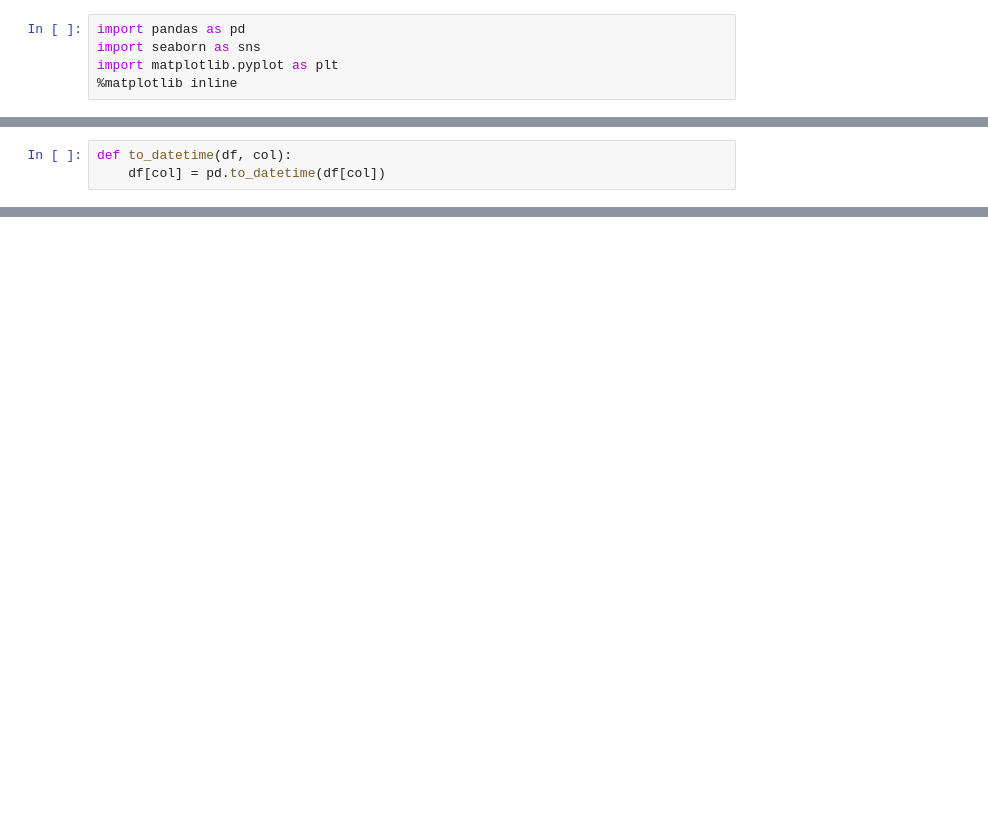
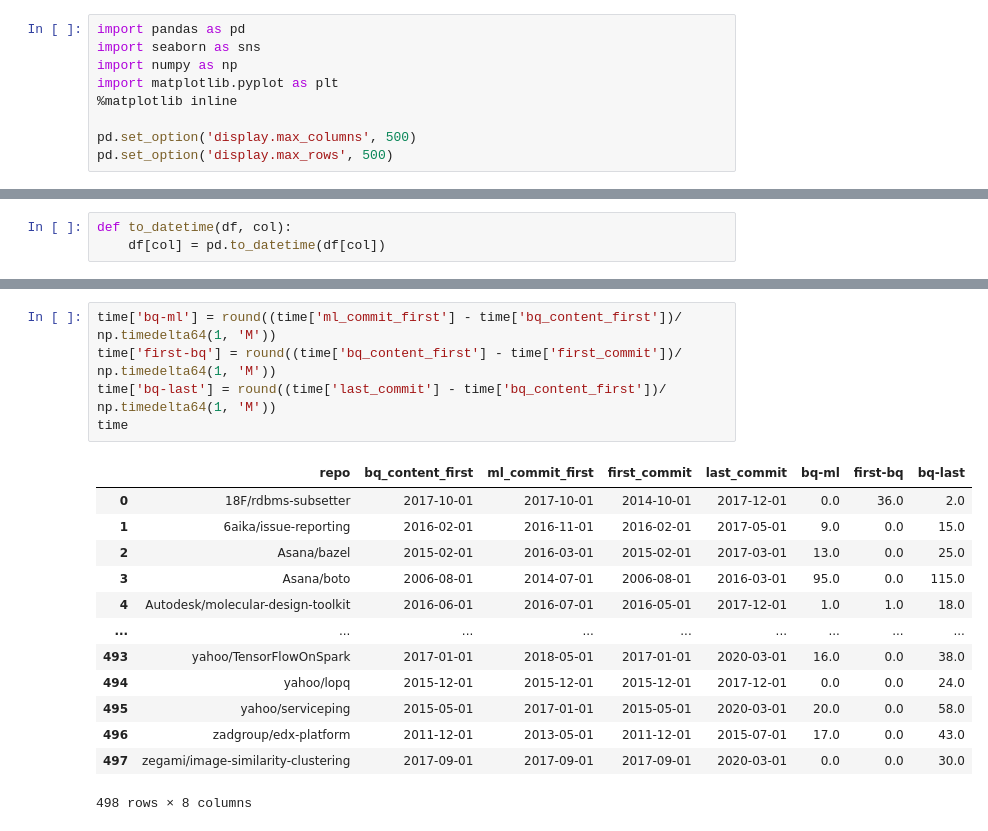
Before and after one commit to elletsai/github_project, a Jupyter notebook: analysis/EDA.ipynb, the cells around one changed output, grey strips where cells are left out. Drawn from its saved outputs; the diff is of its cells as text; blank space fills up the shorter version.

```diff
--- a/analysis/EDA.ipynb
+++ b/analysis/EDA.ipynb
@@ -5,5 +5,9 @@
 # %%
 import pandas as pd
 import seaborn as sns
+import numpy as np
 import matplotlib.pyplot as plt
 %matplotlib inline
+
+pd.set_option('display.max_columns', 500)
+pd.set_option('display.max_rows', 500)
@@ -85,0 +92,19 @@ time[(time['bq-create_days'] <= time['last-bq_days']) & (time['bq-create_days']
+# %%
+time['bq-ml'] = round((time['ml_commit_first'] - time['bq_content_first'])/ np.timedelta64(1, 'M'))
+time['first-bq'] = round((time['bq_content_first'] - time['first_commit'])/ np.timedelta64(1, 'M'))
+time['bq-last'] = round((time['last_commit'] - time['bq_content_first'])/ np.timedelta64(1, 'M'))
+time
+# %% [output]
+|  | repo | bq_content_first | ml_commit_first | first_commit | last_commit | bq-ml | first-bq | bq-last |
+| 0 | 18F/rdbms-subsetter | 2017-10-01 | 2017-10-01 | 2014-10-01 | 2017-12-01 | 0.0 | 36.0 | 2.0 |
+| 1 | 6aika/issue-reporting | 2016-02-01 | 2016-11-01 | 2016-02-01 | 2017-05-01 | 9.0 | 0.0 | 15.0 |
+| 2 | Asana/bazel | 2015-02-01 | 2016-03-01 | 2015-02-01 | 2017-03-01 | 13.0 | 0.0 | 25.0 |
+| 3 | Asana/boto | 2006-08-01 | 2014-07-01 | 2006-08-01 | 2016-03-01 | 95.0 | 0.0 | 115.0 |
+| 4 | Autodesk/molecular-design-toolkit | 2016-06-01 | 2016-07-01 | 2016-05-01 | 2017-12-01 | 1.0 | 1.0 | 18.0 |
+| ... | ... | ... | ... | ... | ... | ... | ... | ... |
+| 493 | yahoo/TensorFlowOnSpark | 2017-01-01 | 2018-05-01 | 2017-01-01 | 2020-03-01 | 16.0 | 0.0 | 38.0 |
+| 494 | yahoo/lopq | 2015-12-01 | 2015-12-01 | 2015-12-01 | 2017-12-01 | 0.0 | 0.0 | 24.0 |
+| 495 | yahoo/serviceping | 2015-05-01 | 2017-01-01 | 2015-05-01 | 2020-03-01 | 20.0 | 0.0 | 58.0 |
+| 496 | zadgroup/edx-platform | 2011-12-01 | 2013-05-01 | 2011-12-01 | 2015-07-01 | 17.0 | 0.0 | 43.0 |
+| 497 | zegami/image-similarity-clustering | 2017-09-01 | 2017-09-01 | 2017-09-01 | 2020-03-01 | 0.0 | 0.0 | 30.0 |
+498 rows × 8 columns
```
Also changed, not shown: parts of 22 cells of this notebook, 2 other files.
